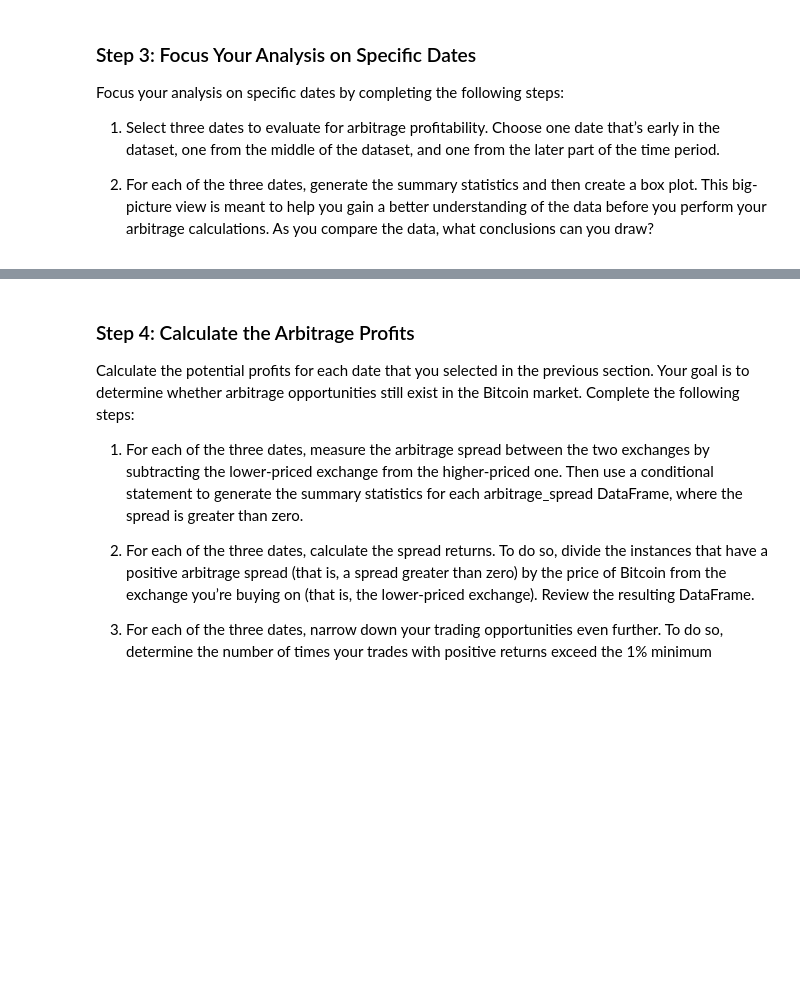
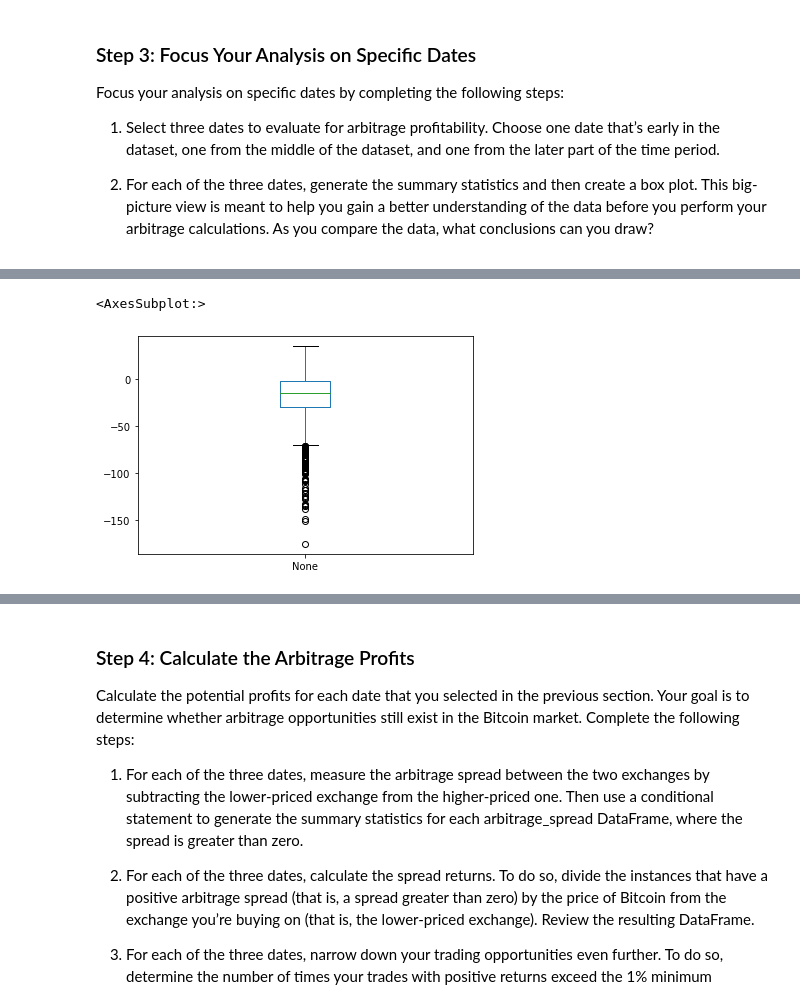
Before and after one commit to Aheesh/arbitrage, a Jupyter notebook: crypto_arbitrage.ipynb, the cells around one changed output, grey strips where cells are left out. Cells and saved outputs as stored; diff of their text form; code cells hidden in the pictures; blank space fills up the shorter version.

```diff
--- a/crypto_arbitrage.ipynb
+++ b/crypto_arbitrage.ipynb
@@ -549,7 +578,9 @@ arbitrage_spread_early = # YOUR CODE HERE
 # %%
 # Using the date in the middle that you have selected, calculate the arbitrage spread
 # by subtracting the bitstamp lower closing prices from the coinbase higher closing prices
-arbitrage_spread_middle = # YOUR CODE HERE
+arbitrage_spread_middle = bitstamp['Low'].loc['2018-02-24']-coinbase['High'].loc['2018-02-24']
 
 # Generate summary statistics
 # YOUR CODE HERE
+display("************************ Arbitrage_Spread_Middle DF********************************")
+arbitrage_spread_middle.describe()
@@ -556,6 +598,10 @@ arbitrage_spread_middle = # YOUR CODE HERE
 # %%
 # Visualize the arbitrage spread from the middle of the dataset in a box plot
 # YOUR CODE HERE
+arbitrage_spread_middle.plot(kind='box')
+# %% [output]
+<AxesSubplot:>
+[figure, added]
 # %%
 # Create an overlay plot that visualizes the two dataframes over a period of one day from late in the dataset.
 # Be sure that the plots include the parameters `legend`, `figsize`, `title`, `color` and `label`
```
Also changed, not shown: parts of 9 cells of this notebook.
